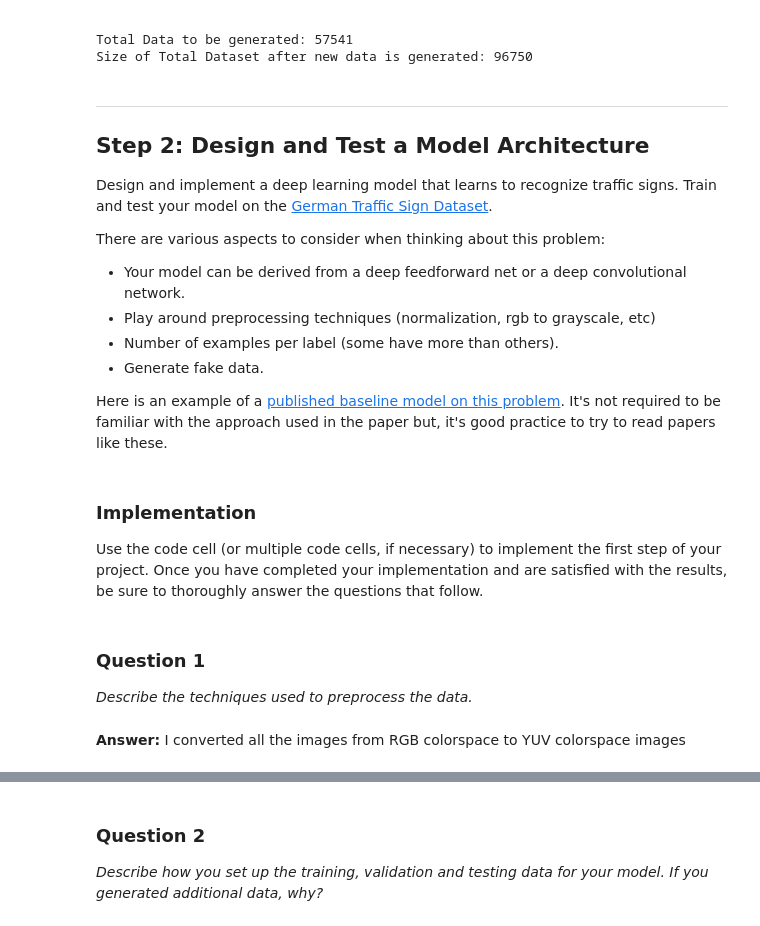
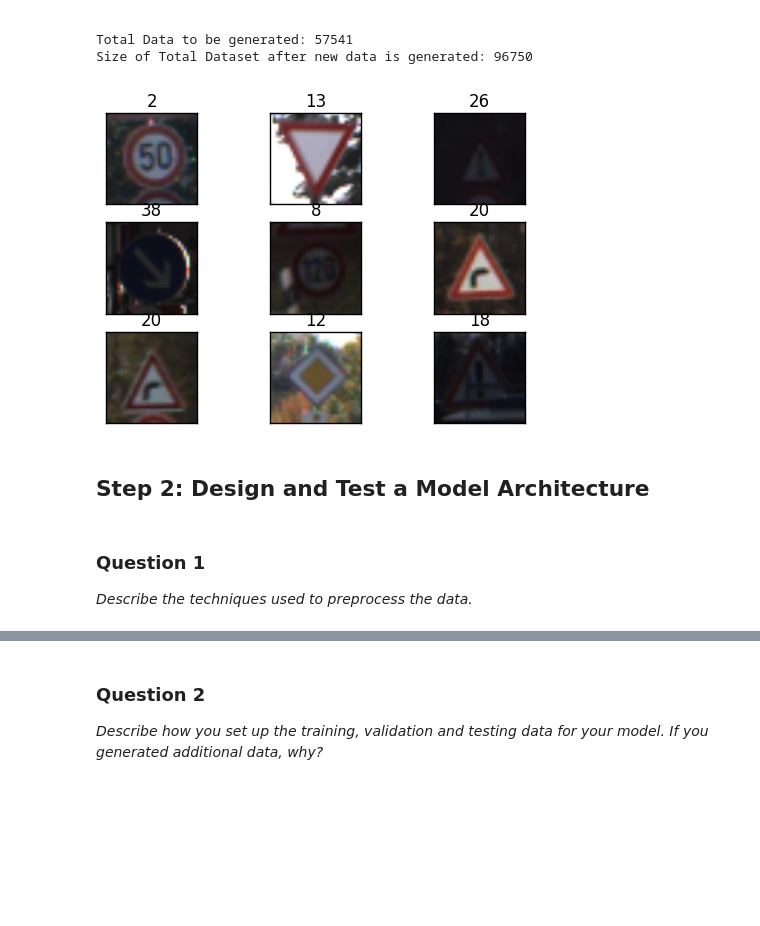
Before and after one commit to chinnikrishna/TrafficSignClassifier, a Jupyter notebook: Traffic_Signs_Recognition.ipynb, the cells around one changed output, grey strips where cells are left out. Drawn from its saved outputs; the diff is of its cells as text; code cells hidden in the pictures; blank space fills up the shorter version.

```diff
--- a/Traffic_Signs_Recognition.ipynb
+++ b/Traffic_Signs_Recognition.ipynb
@@ -153,14 +87,14 @@ def PlotAllClass():
 ToGenNum=[]
 #Print all classes
 print("\n{:<55}{:<10}{:>20}".format("Traffic Sign","In Dataset","To be Generated"))
-for i in range(0,n_classes):
-    String=str("{:<55}".format(labels_list[i+1][1]))+"{:<10}".format(str(ClassList[i]))\
+for i in range(0,NumClasses):
+    String=str("{:<55}".format(Labels[i][1]))+"{:<10}".format(str(ClassList[i]))\
     +"{:>20}".format(str(maxnum-ClassList[i]))
     print(String)
     ToGenNum.append(maxnum-ClassList[i])
 
 TotalNewData2Gen=sum(ToGenNum)
-TotalDataSize=n_train+TotalNewData2Gen
+TotalDataSize=NumTrainSam+TotalNewData2Gen
 print("\nTotal Data to be generated: "+str(TotalNewData2Gen))
 print("Size of Total Dataset after new data is generated: "+str(TotalDataSize))
 # %% [output]
@@ -181,29 +115,32 @@ End of no passing by vechiles over 3.5 metric tons     240
 
 Total Data to be generated: 57541
 Size of Total Dataset after new data is generated: 96750
-# %% [markdown]
-----
-
-## Step 2: Design and Test a Model Architecture
-
-Design and implement a deep learning model that learns to recognize traffic signs. Train and test your model on the [German Traffic Sign Dataset](http://benchmark.ini.rub.de/?section=gtsrb&subsection=dataset).
-
-There are various aspects to consider when thinking about this problem:
-
-- Your model can be derived from a deep feedforward net or a deep convolutional network.
-- Play around preprocessing techniques (normalization, rgb to grayscale, etc)
-- Number of examples per label (some have more than others).
-- Generate fake data.
-
-Here is an example of a [published baseline model on this problem](http://yann.lecun.com/exdb/publis/pdf/sermanet-ijcnn-11.pdf). It's not required to be familiar with the approach used in the paper but, it's good practice to try to read papers like these.
-# %% [markdown]
-### Implementation
-
-Use the code cell (or multiple code cells, if necessary) to implement the first step of your project. Once you have completed your implementation and are satisfied with the results, be sure to thoroughly answer the questions that follow.
+# %%
+#Idea is to generate same random numbers so we can compare results after preprocessing
+RandState=random.getstate() #Store randstate to get same results everytime
+# %%
+#Plot Random Images.
+def pltRandImages(ImgArray,ImgLabels,Rows=2):
+    pltIndex=0;
+    ImgIndex=0;
+    gs=gridspec.GridSpec(Rows,Rows)
+    random.setstate(RandState)
+    ImgIndex=random.sample(range(len(ImgArray)),Rows*Rows)
+    for i in range (0,Rows*Rows):
+        if(pltIndex>Rows-1):
+            pltIndex=0
+        ax=plt.subplot(gs[int(i/Rows),pltIndex])
+        ax.set_xticks([])
+        ax.set_yticks([])
+        plt.title(ImgLabels[ImgIndex[i]])
+        plt.imshow(ImgArray[ImgIndex[i]])
+        pltIndex=pltIndex+1
+pltRandImages(TrainFeatures,TrainLabels,3)
+# %% [output]
+[figure, added]
+# %% [markdown]
+## Step 2: Design and Test a Model Architecture
 # %% [markdown]
 ### Question 1
 
 _Describe the techniques used to preprocess the data._
-# %% [markdown]
-**Answer:**
-I converted all the images from RGB colorspace to YUV colorspace images
```
Also changed, not shown: parts of 24 cells of this notebook.
